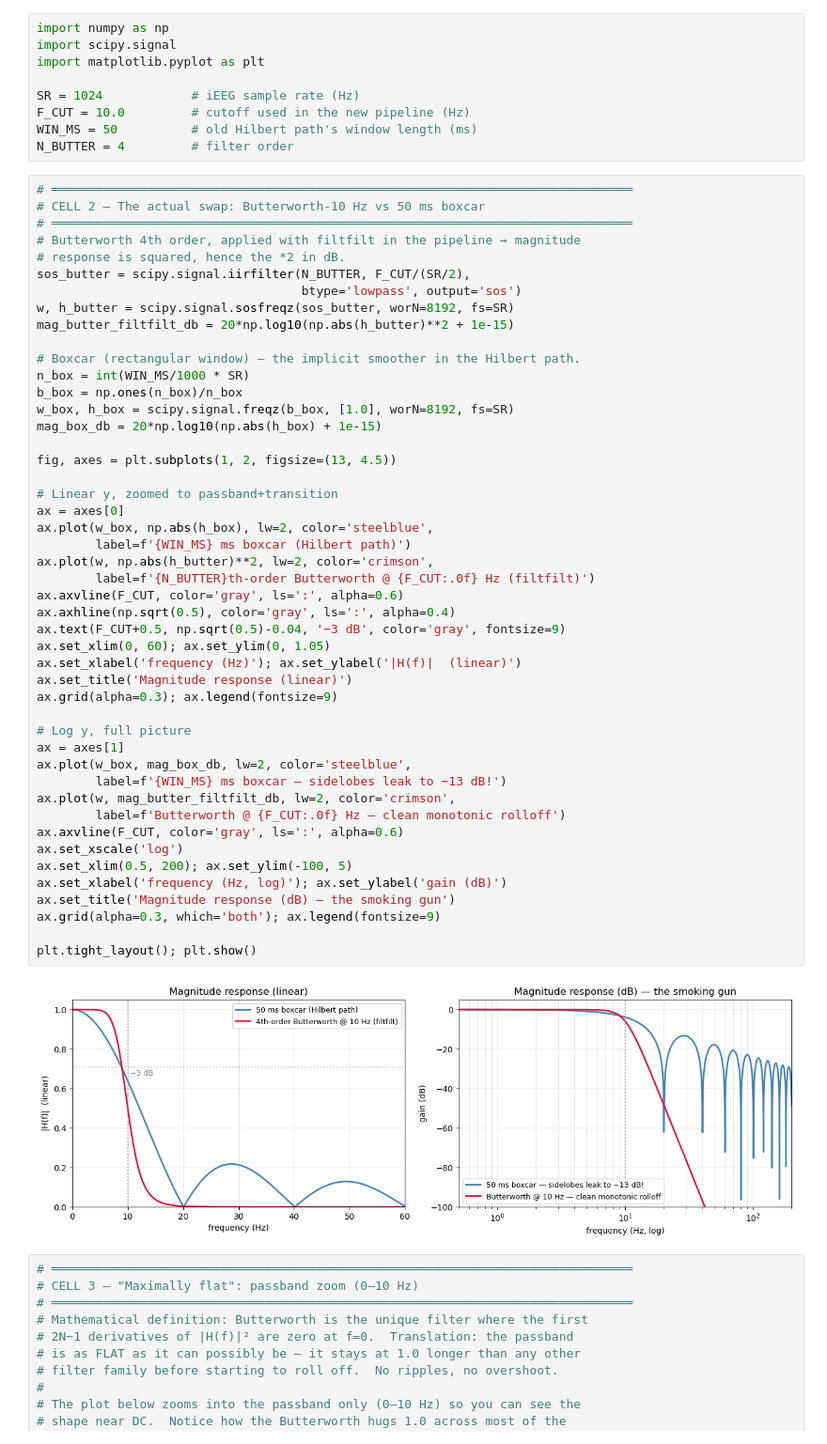
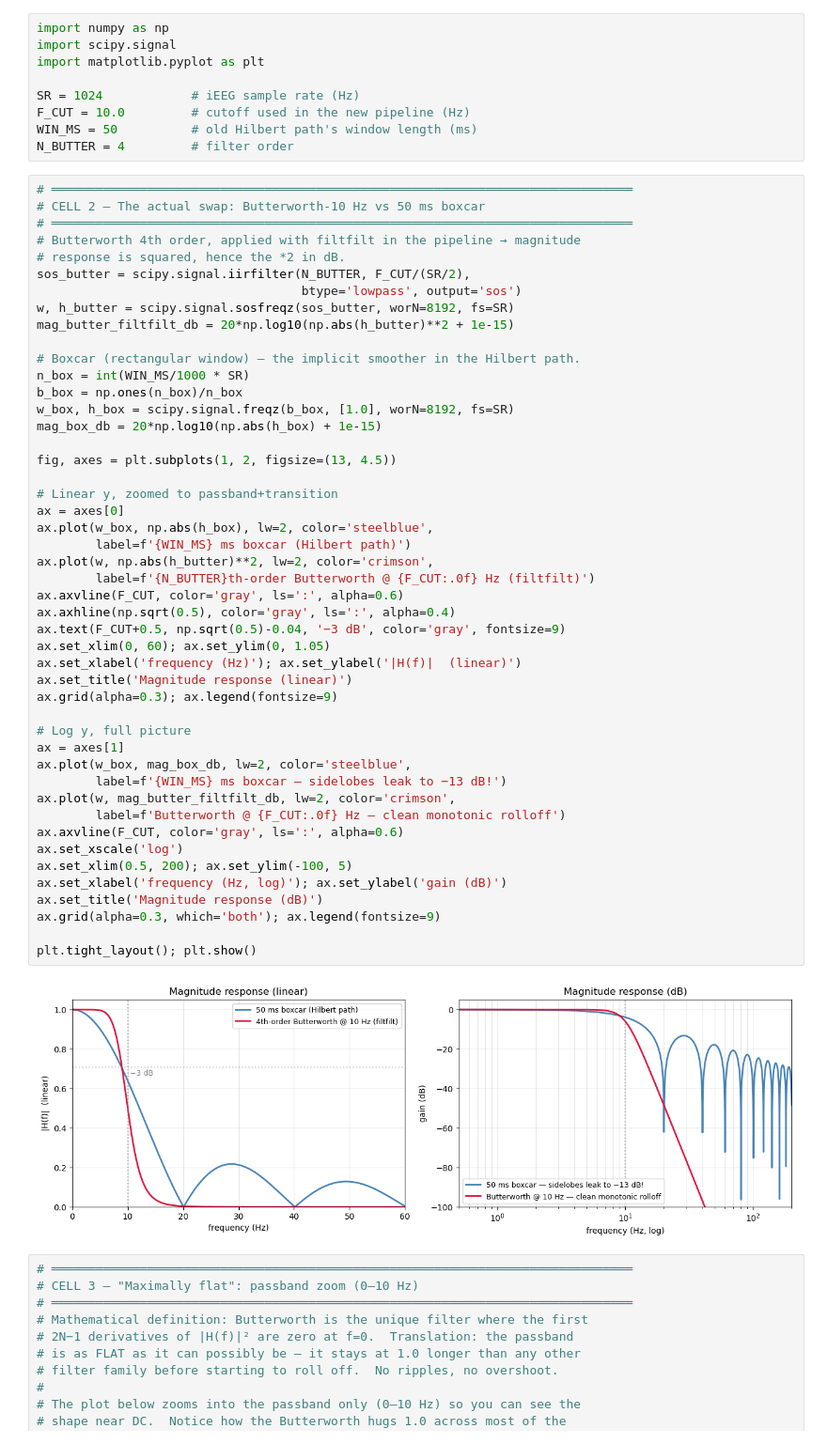
Before and after one commit to irina-kalmykoff/brain_project, a Jupyter notebook: butterworth_lp_filter_explained.ipynb, the cells around one changed output. Shown at 94% size. Drawn from its saved outputs; the diff is of its cells as text.

```diff
--- a/butterworth_lp_filter_explained.ipynb
+++ b/butterworth_lp_filter_explained.ipynb
@@ -27,35 +27,35 @@ mag_box_db = 20*np.log10(np.abs(h_box) + 1e-15)
 fig, axes = plt.subplots(1, 2, figsize=(13, 4.5))
 
 # Linear y, zoomed to passband+transition
 ax = axes[0]
 ax.plot(w_box, np.abs(h_box), lw=2, color='steelblue',
         label=f'{WIN_MS} ms boxcar (Hilbert path)')
 ax.plot(w, np.abs(h_butter)**2, lw=2, color='crimson',
         label=f'{N_BUTTER}th-order Butterworth @ {F_CUT:.0f} Hz (filtfilt)')
 ax.axvline(F_CUT, color='gray', ls=':', alpha=0.6)
 ax.axhline(np.sqrt(0.5), color='gray', ls=':', alpha=0.4)
 ax.text(F_CUT+0.5, np.sqrt(0.5)-0.04, '−3 dB', color='gray', fontsize=9)
 ax.set_xlim(0, 60); ax.set_ylim(0, 1.05)
 ax.set_xlabel('frequency (Hz)'); ax.set_ylabel('|H(f)|  (linear)')
 ax.set_title('Magnitude response (linear)')
 ax.grid(alpha=0.3); ax.legend(fontsize=9)
 
 # Log y, full picture
 ax = axes[1]
 ax.plot(w_box, mag_box_db, lw=2, color='steelblue',
         label=f'{WIN_MS} ms boxcar — sidelobes leak to −13 dB!')
 ax.plot(w, mag_butter_filtfilt_db, lw=2, color='crimson',
         label=f'Butterworth @ {F_CUT:.0f} Hz — clean monotonic rolloff')
 ax.axvline(F_CUT, color='gray', ls=':', alpha=0.6)
 ax.set_xscale('log')
 ax.set_xlim(0.5, 200); ax.set_ylim(-100, 5)
 ax.set_xlabel('frequency (Hz, log)'); ax.set_ylabel('gain (dB)')
-ax.set_title('Magnitude response (dB) — the smoking gun')
+ax.set_title('Magnitude response (dB)')
 ax.grid(alpha=0.3, which='both'); ax.legend(fontsize=9)
 
 plt.tight_layout(); plt.show()
 # %% [output]
-[figure, old version]
+[figure, new version]
 # %%
 # ═══════════════════════════════════════════════════════════════════════════════
 # CELL 3 — "Maximally flat": passband zoom (0–10 Hz)
```
Also changed, not shown: 3 other files.
